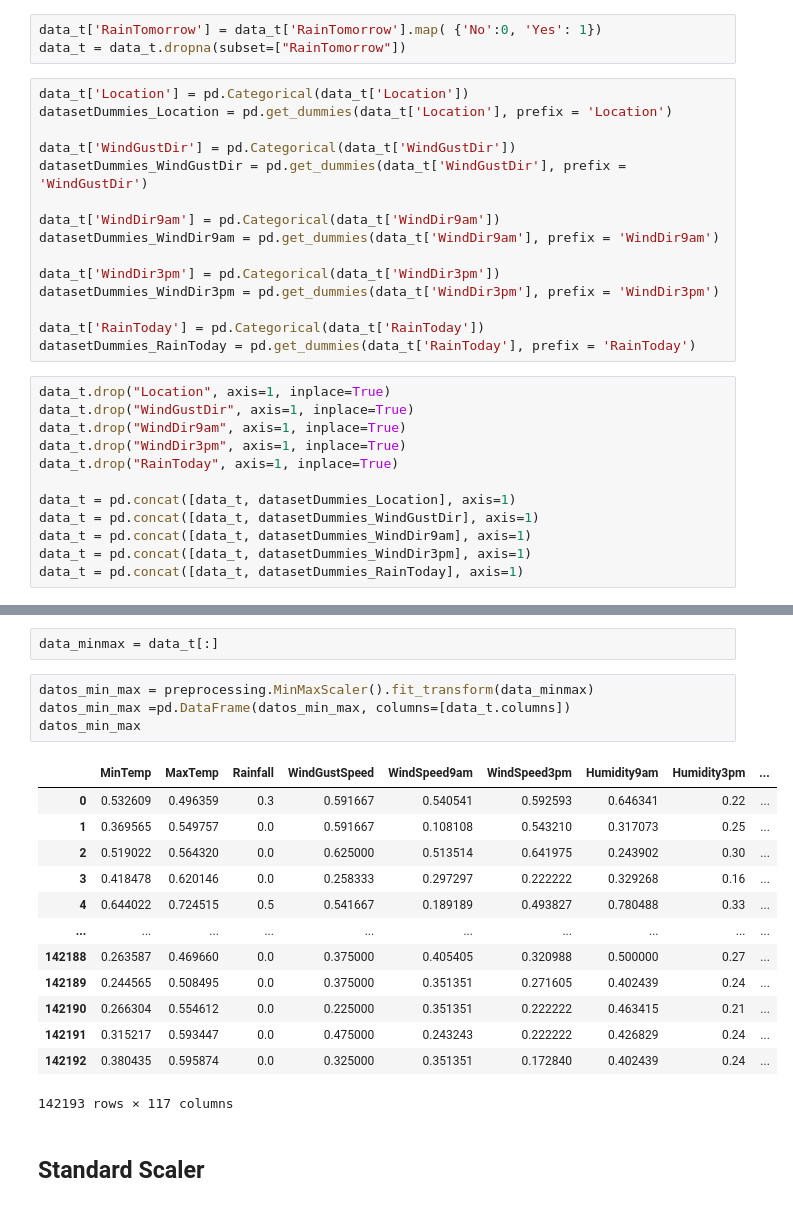
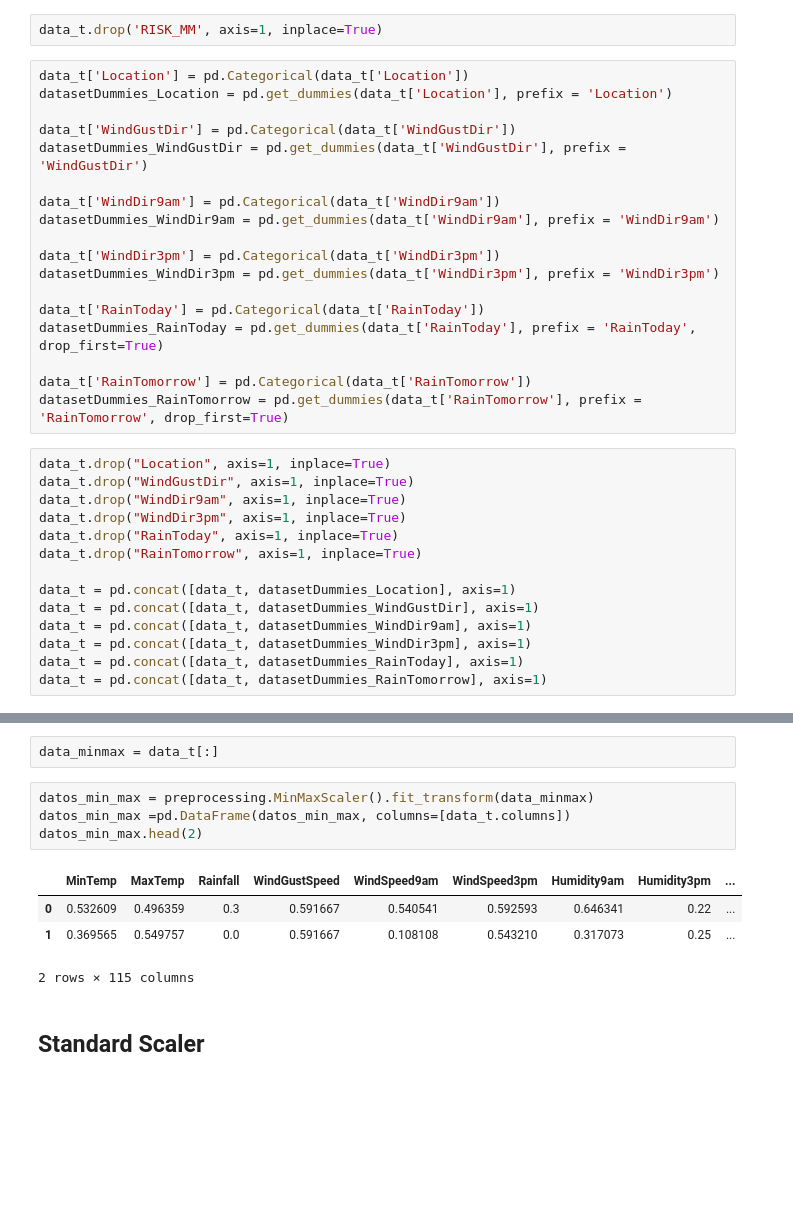
Before and after one commit to DrakiSama/Examen-Mineria-de-Datos, a Jupyter notebook: Actividad 7/EDA-EXAMEN-V9.ipynb, the cells around one changed output, grey strips where cells are left out. Cells and saved outputs as stored; diff of their text form; blank space fills up the shorter version.

```diff
--- a/Actividad 7/EDA-EXAMEN-V9.ipynb
+++ b/Actividad 7/EDA-EXAMEN-V9.ipynb
@@ -436,9 +436,8 @@ plotHist()
 # Transformacion de variables
 # %%
 data_t = data[:]
-# %%
-data_t['RainTomorrow'] = data_t['RainTomorrow'].map( {'No':0, 'Yes': 1})
-data_t = data_t.dropna(subset=["RainTomorrow"])
+# %%
+data_t.drop('RISK_MM', axis=1, inplace=True)
 # %%
 data_t['Location'] = pd.Categorical(data_t['Location'])
 datasetDummies_Location = pd.get_dummies(data_t['Location'], prefix = 'Location')
@@ -453,19 +452,24 @@ data_t['WindDir3pm'] = pd.Categorical(data_t['WindDir3pm'])
 datasetDummies_WindDir3pm = pd.get_dummies(data_t['WindDir3pm'], prefix = 'WindDir3pm')
 
 data_t['RainToday'] = pd.Categorical(data_t['RainToday'])
-datasetDummies_RainToday = pd.get_dummies(data_t['RainToday'], prefix = 'RainToday')
+datasetDummies_RainToday = pd.get_dummies(data_t['RainToday'], prefix = 'RainToday', drop_first=True)
+
+data_t['RainTomorrow'] = pd.Categorical(data_t['RainTomorrow'])
+datasetDummies_RainTomorrow = pd.get_dummies(data_t['RainTomorrow'], prefix = 'RainTomorrow', drop_first=True)
 # %%
 data_t.drop("Location", axis=1, inplace=True)
 data_t.drop("WindGustDir", axis=1, inplace=True)
 data_t.drop("WindDir9am", axis=1, inplace=True)
 data_t.drop("WindDir3pm", axis=1, inplace=True)
 data_t.drop("RainToday", axis=1, inplace=True)
+data_t.drop("RainTomorrow", axis=1, inplace=True)
 
 data_t = pd.concat([data_t, datasetDummies_Location], axis=1)
 data_t = pd.concat([data_t, datasetDummies_WindGustDir], axis=1)
 data_t = pd.concat([data_t, datasetDummies_WindDir9am], axis=1)
 data_t = pd.concat([data_t, datasetDummies_WindDir3pm], axis=1)
 data_t = pd.concat([data_t, datasetDummies_RainToday], axis=1)
+data_t = pd.concat([data_t, datasetDummies_RainTomorrow], axis=1)
 # %%
 data_t['Date'] = pd.to_datetime(data_t['Date'])
 
@@ -598,21 +617,12 @@ data_minmax = data_t[:]
 # %%
 datos_min_max = preprocessing.MinMaxScaler().fit_transform(data_minmax)
 datos_min_max =pd.DataFrame(datos_min_max, columns=[data_t.columns])
-datos_min_max
+datos_min_max.head(2)
 # %% [output]
 |  | MinTemp | MaxTemp | Rainfall | WindGustSpeed | WindSpeed9am | WindSpeed3pm | Humidity9am | Humidity3pm | ... |
 | 0 | 0.532609 | 0.496359 | 0.3 | 0.591667 | 0.540541 | 0.592593 | 0.646341 | 0.22 | ... |
 | 1 | 0.369565 | 0.549757 | 0.0 | 0.591667 | 0.108108 | 0.543210 | 0.317073 | 0.25 | ... |
-| 2 | 0.519022 | 0.564320 | 0.0 | 0.625000 | 0.513514 | 0.641975 | 0.243902 | 0.30 | ... |
-| 3 | 0.418478 | 0.620146 | 0.0 | 0.258333 | 0.297297 | 0.222222 | 0.329268 | 0.16 | ... |
-| 4 | 0.644022 | 0.724515 | 0.5 | 0.541667 | 0.189189 | 0.493827 | 0.780488 | 0.33 | ... |
-| ... | ... | ... | ... | ... | ... | ... | ... | ... | ... |
-| 142188 | 0.263587 | 0.469660 | 0.0 | 0.375000 | 0.405405 | 0.320988 | 0.500000 | 0.27 | ... |
-| 142189 | 0.244565 | 0.508495 | 0.0 | 0.375000 | 0.351351 | 0.271605 | 0.402439 | 0.24 | ... |
-| 142190 | 0.266304 | 0.554612 | 0.0 | 0.225000 | 0.351351 | 0.222222 | 0.463415 | 0.21 | ... |
-| 142191 | 0.315217 | 0.593447 | 0.0 | 0.475000 | 0.243243 | 0.222222 | 0.426829 | 0.24 | ... |
-| 142192 | 0.380435 | 0.595874 | 0.0 | 0.325000 | 0.351351 | 0.172840 | 0.402439 | 0.24 | ... |
-142193 rows × 117 columns
+2 rows × 115 columns
 # %% [markdown]
 ## Standard Scaler
 # %%
```
Also changed, not shown: parts of 66 cells of this notebook, 18 other files.
